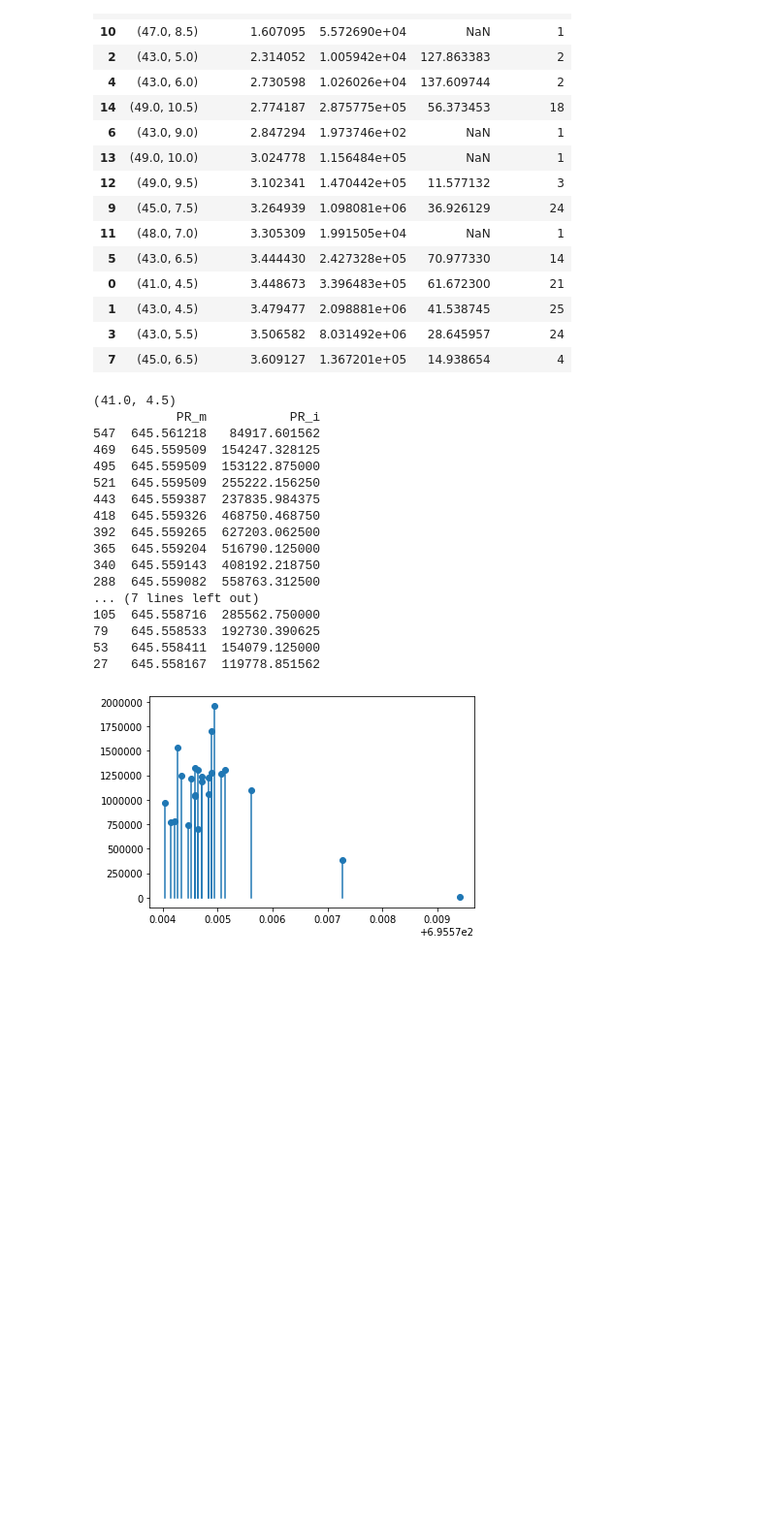
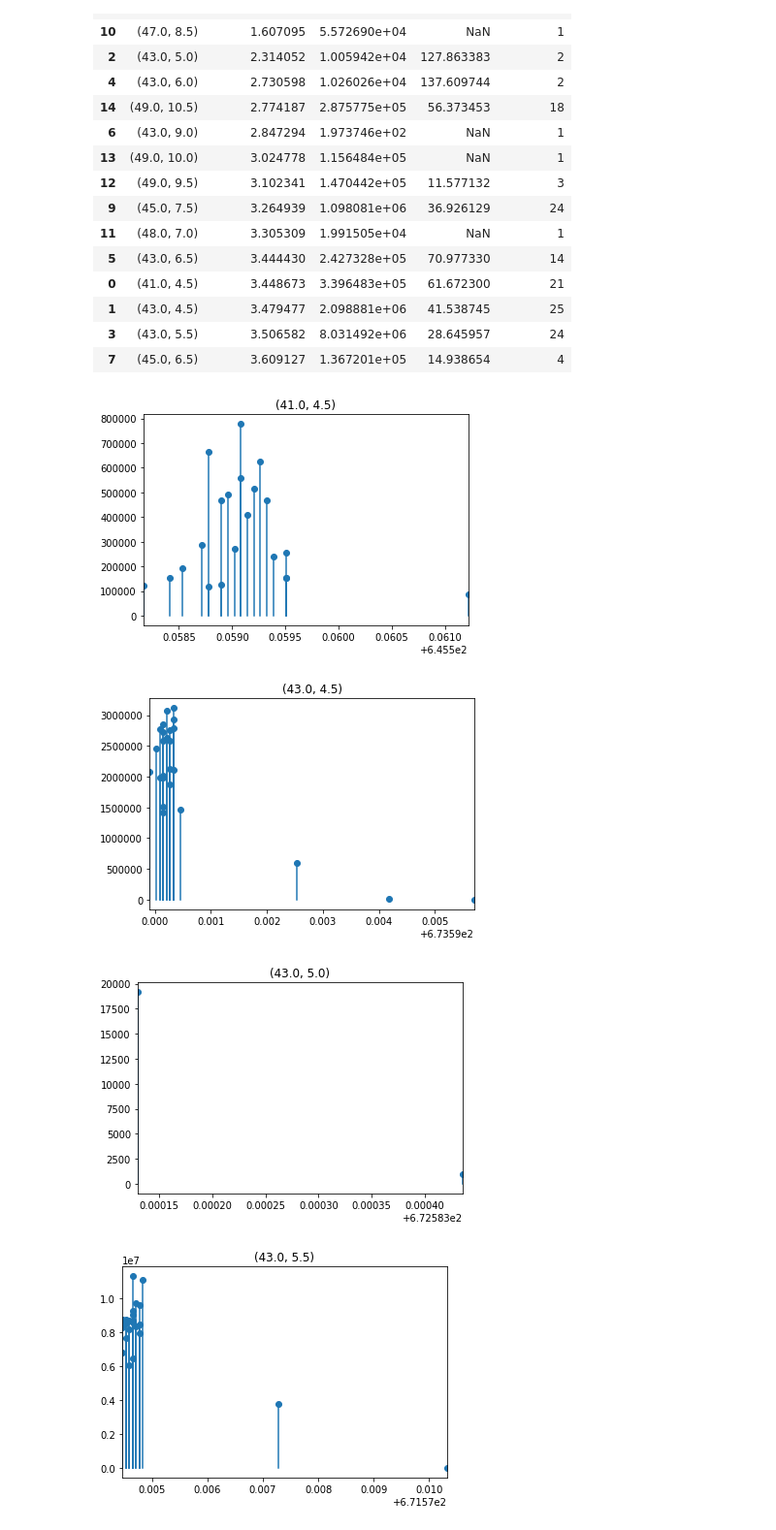
Before and after one commit to lifs-tools/lipidxplorer, a Jupyter notebook: lx2/mfql_emulate.ipynb, the cells around one changed output. Shown at 97% size. Cells and saved outputs as stored; diff of their text form; code cells hidden in the pictures; blank space fills up the shorter version.

Commit message:
fest: show all lollipops

```diff
--- a/lx2/mfql_emulate.ipynb
+++ b/lx2/mfql_emulate.ipynb
@@ -169,20 +161,0 @@ def summarySpectra(df, prefix='PR_'):
-# %%
-summarySpectra(pr_df)
-# %% [output]
-(41.0, 4.5)
-           PR_m           PR_i
-547  645.561218   84917.601562
-469  645.559509  154247.328125
-495  645.559509  153122.875000
-521  645.559509  255222.156250
-443  645.559387  237835.984375
-418  645.559326  468750.468750
-392  645.559265  627203.062500
-365  645.559204  516790.125000
-340  645.559143  408192.218750
-288  645.559082  558763.312500
-... (7 lines left out)
-105  645.558716  285562.750000
-79   645.558533  192730.390625
-53   645.558411  154079.125000
-27   645.558167  119778.851562
@@ -191,5 +162,7 @@ test_df = pr_df.query('PR_C == 45 and PR_dbr == 7.5')
-# %%
-plt = MFQL_util.lollipop_plot(test_df)
-plt.show()
-# %% [output]
-[figure, removed]
+# %%
+MFQL_util.showAll_lollipop(pr_df, sample = False)
+# %% [output]
+[figure, added]
+[figure, added]
+[figure, added]
+[figure, added]
```
Also changed, not shown: parts of 3 cells of this notebook, 1 other file.
